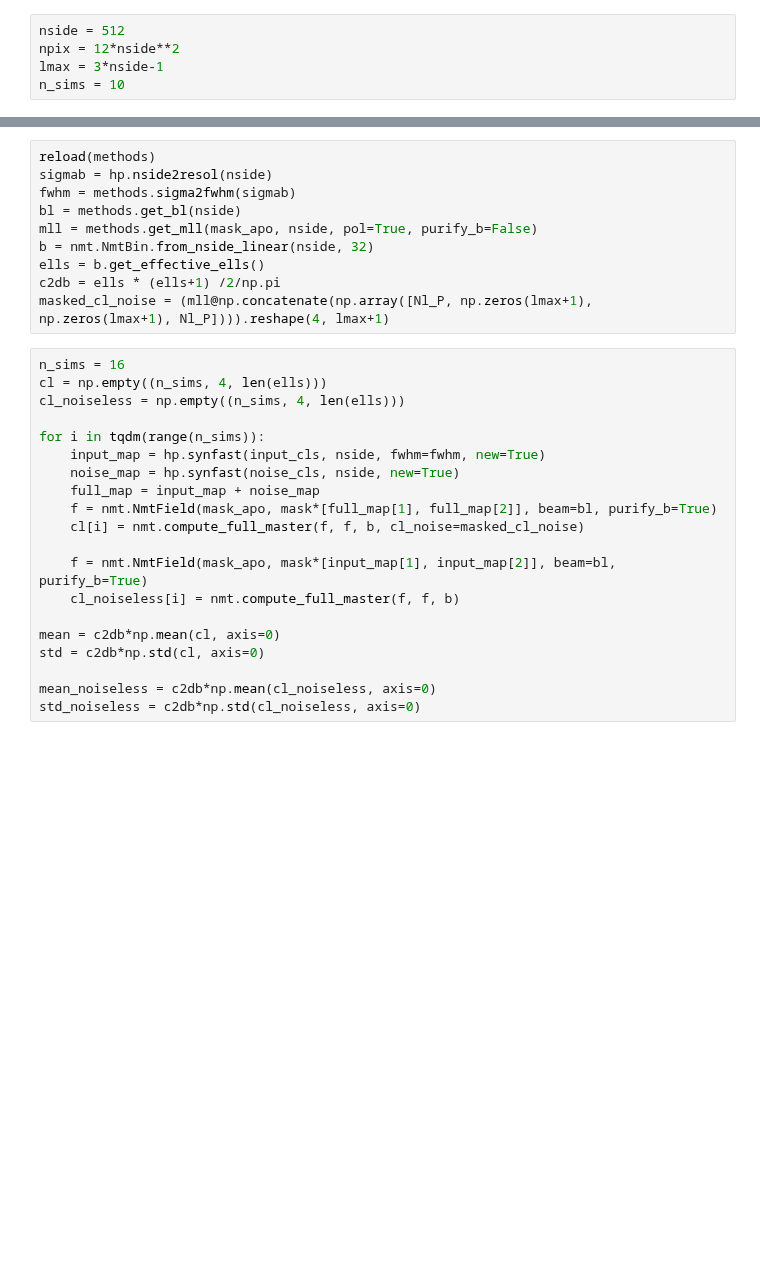
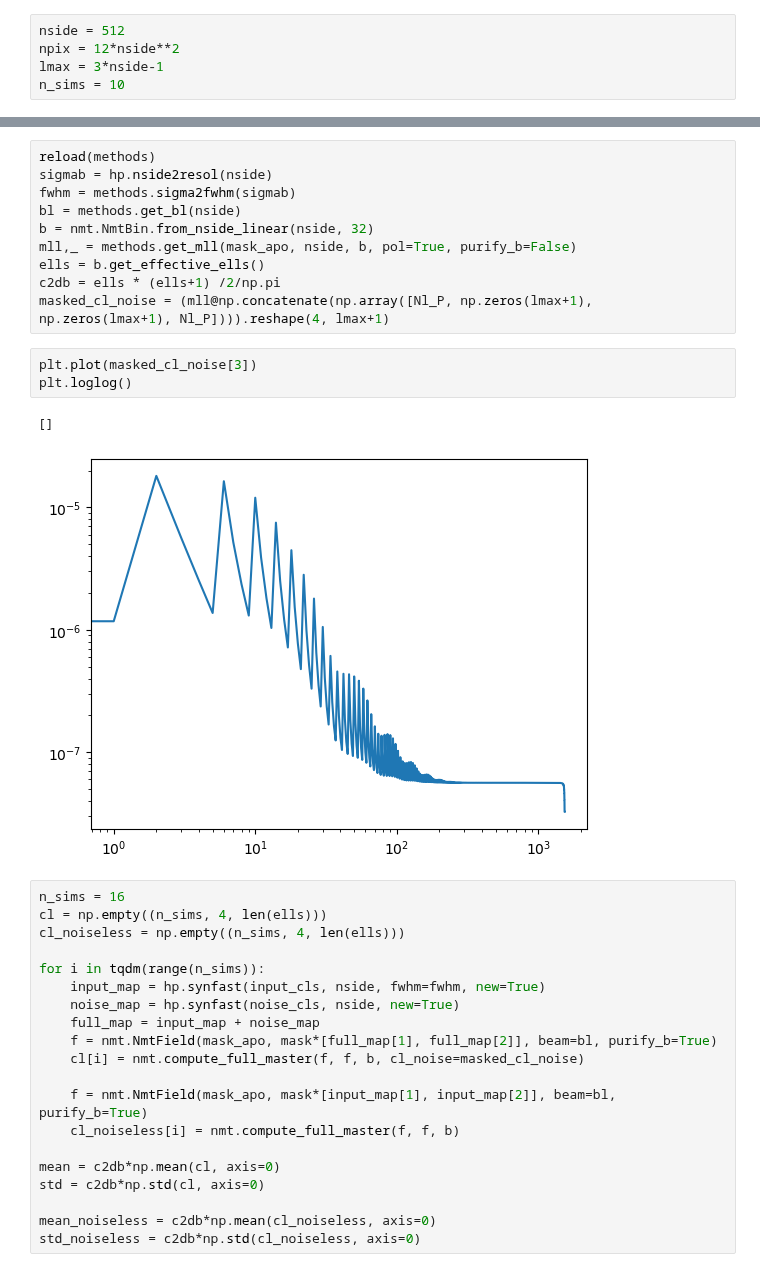
Before and after one commit to catyz/destripe, a Jupyter notebook: noise_test.ipynb, the cells around one changed output, grey strips where cells are left out. Cells and saved outputs as stored; diff of their text form; blank space fills up the shorter version.

```diff
--- a/noise_test.ipynb
+++ b/noise_test.ipynb
@@ -54,11 +49,17 @@ reload(methods)
 sigmab = hp.nside2resol(nside)
 fwhm = methods.sigma2fwhm(sigmab)
 bl = methods.get_bl(nside)
-mll = methods.get_mll(mask_apo, nside, pol=True, purify_b=False)
 b = nmt.NmtBin.from_nside_linear(nside, 32)
+mll,_ = methods.get_mll(mask_apo, nside, b, pol=True, purify_b=False)
 ells = b.get_effective_ells()
 c2db = ells * (ells+1) /2/np.pi
 masked_cl_noise = (mll@np.concatenate(np.array([Nl_P, np.zeros(lmax+1), np.zeros(lmax+1), Nl_P]))).reshape(4, lmax+1)
+# %%
+plt.plot(masked_cl_noise[3])
+plt.loglog()
+# %% [output]
+[]
+[figure, added]
 # %%
 n_sims = 16
 cl = np.empty((n_sims, 4, len(ells)))
```
Also changed, not shown: parts of 7 cells of this notebook, 11 other files.
